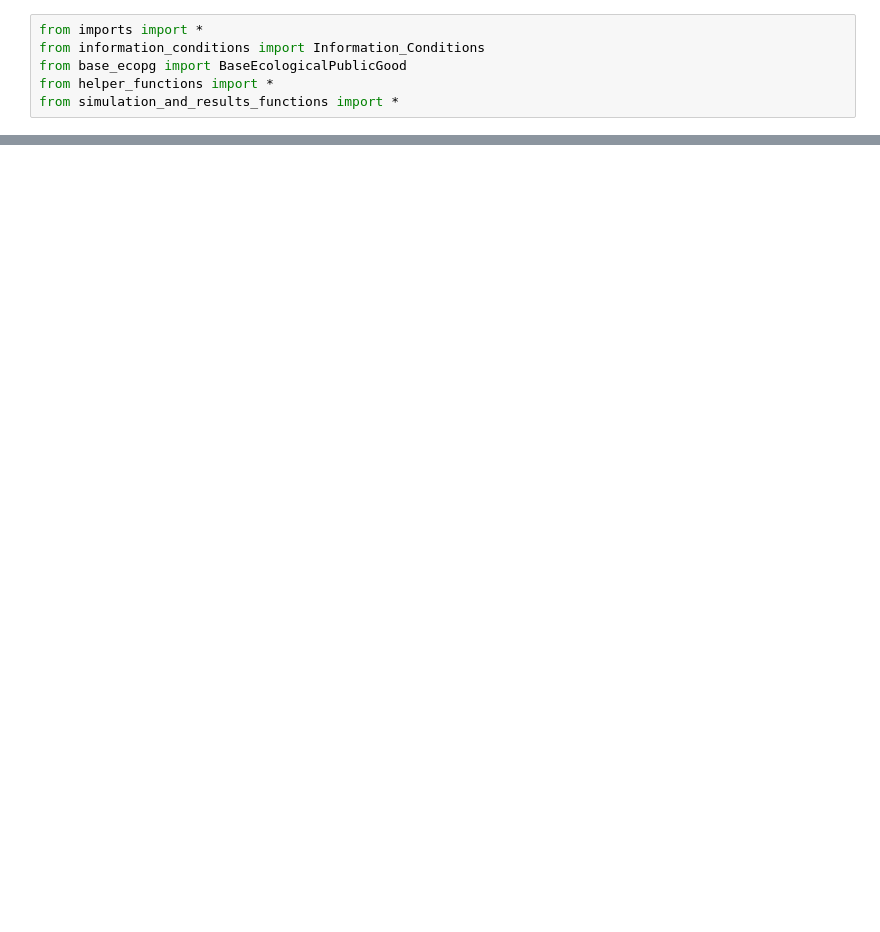
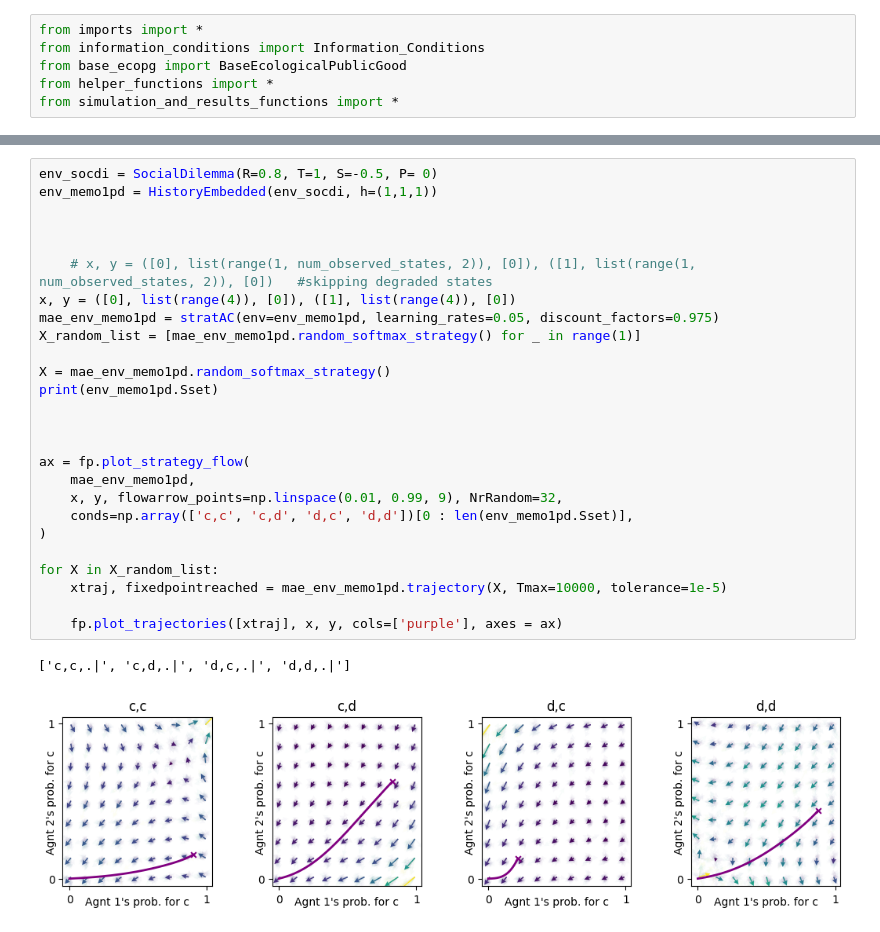
Before and after one commit to Akilan-R/Social_Ecological_Info_Cooperation, a Jupyter notebook: Code/My_Simulations/make_phase_potraits.ipynb, the cells around one changed output, grey strips where cells are left out. Saved outputs shown, nothing was run; the diff lists cells and outputs as text; blank space fills up the shorter version.

```diff
--- a/Code/My_Simulations/make_phase_potraits.ipynb
+++ b/Code/My_Simulations/make_phase_potraits.ipynb
@@ -39,0 +90,29 @@ for mode in ['complete','social', 'ecological','none']:
+# %%
+env_socdi = SocialDilemma(R=0.8, T=1, S=-0.5, P= 0)
+env_memo1pd = HistoryEmbedded(env_socdi, h=(1,1,1))
+
+
+
+    # x, y = ([0], list(range(1, num_observed_states, 2)), [0]), ([1], list(range(1, num_observed_states, 2)), [0])   #skipping degraded states
+x, y = ([0], list(range(4)), [0]), ([1], list(range(4)), [0])
+mae_env_memo1pd = stratAC(env=env_memo1pd, learning_rates=0.05, discount_factors=0.975)
+X_random_list = [mae_env_memo1pd.random_softmax_strategy() for _ in range(1)]
+
+X = mae_env_memo1pd.random_softmax_strategy()
+print(env_memo1pd.Sset)
+
+
+
+ax = fp.plot_strategy_flow(
+    mae_env_memo1pd,
+    x, y, flowarrow_points=np.linspace(0.01, 0.99, 9), NrRandom=32,
+    conds=np.array(['c,c', 'c,d', 'd,c', 'd,d'])[0 : len(env_memo1pd.Sset)],
+)
+
+for X in X_random_list:
+    xtraj, fixedpointreached = mae_env_memo1pd.trajectory(X, Tmax=10000, tolerance=1e-5)
+
+    fp.plot_trajectories([xtraj], x, y, cols=['purple'], axes = ax)
+# %% [output]
+['c,c,.|', 'c,d,.|', 'd,c,.|', 'd,d,.|']
+[figure, added]
```
Also changed, not shown: parts of 3 cells of this notebook, 50 other files.
